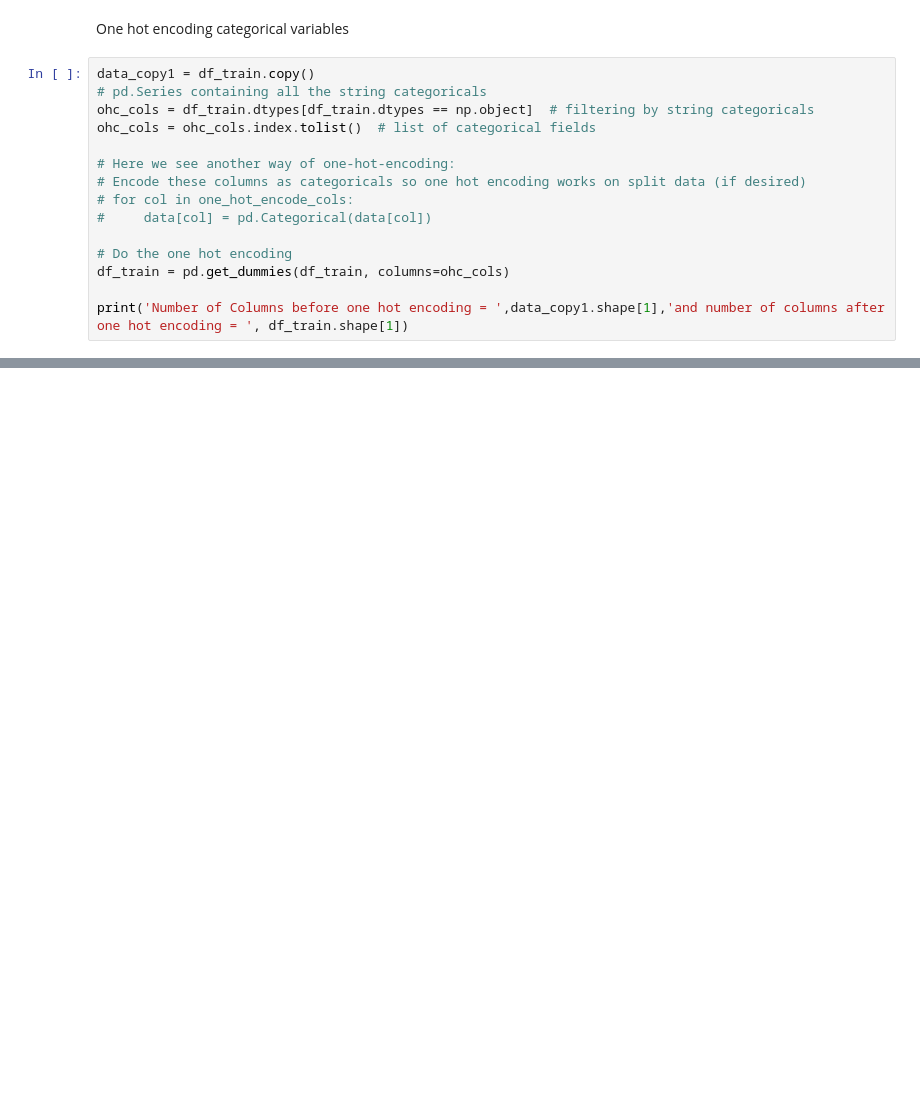
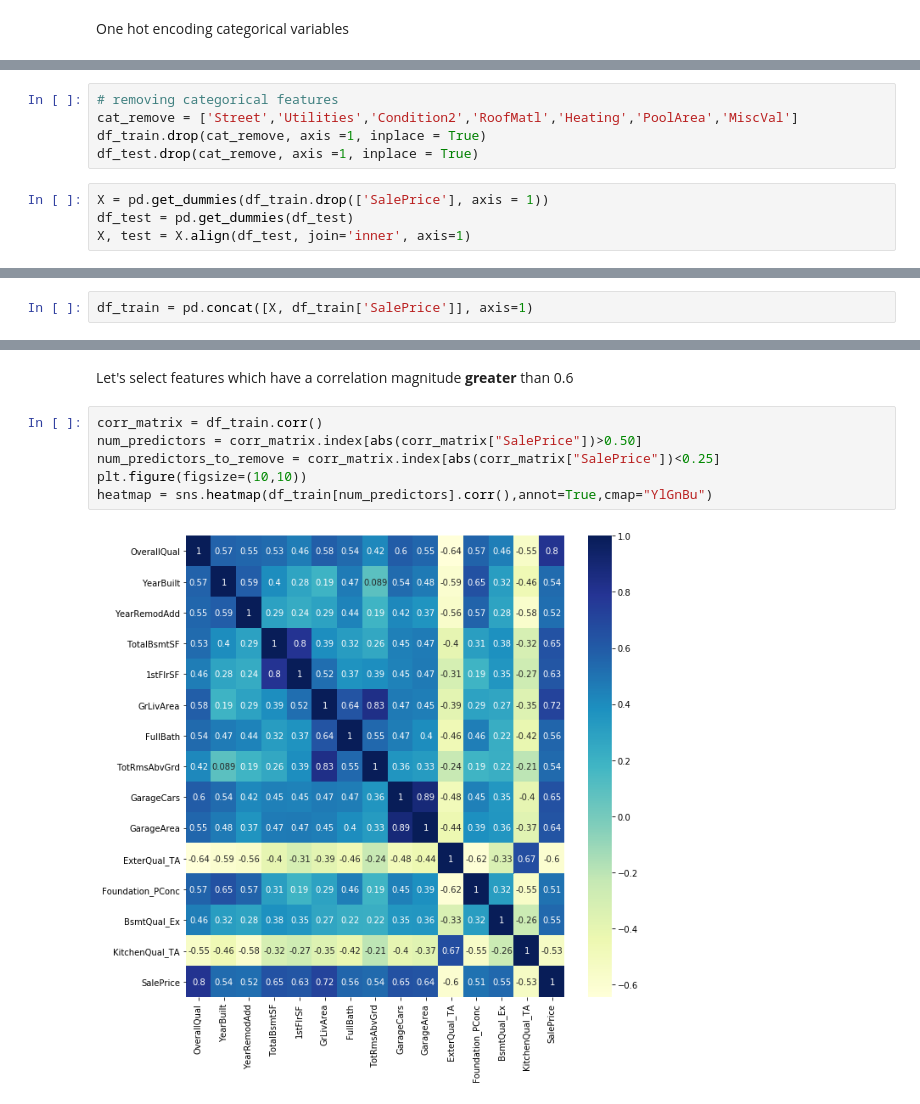
Before and after one commit to Mukunds0507333/Predicting-House-Prices, a Jupyter notebook: Predicting House Prices.ipynb, the cells around one changed output, grey strips where cells are left out. Saved outputs shown, nothing was run; the diff lists cells and outputs as text; blank space fills up the shorter version.

```diff
--- a/Predicting House Prices.ipynb
+++ b/Predicting House Prices.ipynb
@@ -432,17 +431,2 @@ for col in skew_cols.index.tolist():
 # %% [markdown]
 One hot encoding categorical variables
-# %%
-data_copy1 = df_train.copy()
-# pd.Series containing all the string categoricals
-ohc_cols = df_train.dtypes[df_train.dtypes == np.object]  # filtering by string categoricals
-ohc_cols = ohc_cols.index.tolist()  # list of categorical fields
-
-# Here we see another way of one-hot-encoding:
-# Encode these columns as categoricals so one hot encoding works on split data (if desired)
-# for col in one_hot_encode_cols:
-#     data[col] = pd.Categorical(data[col])
-
-# Do the one hot encoding
-df_train = pd.get_dummies(df_train, columns=ohc_cols)
-
-print('Number of Columns before one hot encoding = ',data_copy1.shape[1],'and number of columns after one hot encoding = ', df_train.shape[1])
@@ -450,0 +433,9 @@ Number of Columns before one hot encoding =  76 and number of columns after one
+# %%
+# removing categorical features
+cat_remove = ['Street','Utilities','Condition2','RoofMatl','Heating','PoolArea','MiscVal']
+df_train.drop(cat_remove, axis =1, inplace = True)
+df_test.drop(cat_remove, axis =1, inplace = True)
+# %%
+X = pd.get_dummies(df_train.drop(['SalePrice'], axis = 1))
+df_test = pd.get_dummies(df_test)
+X, test = X.align(df_test, join='inner', axis=1)
@@ -450,0 +450,2 @@ Number of Columns before one hot encoding =  76 and number of columns after one
+# %%
+df_train = pd.concat([X, df_train['SalePrice']], axis=1)
@@ -450,0 +479,10 @@ Number of Columns before one hot encoding =  76 and number of columns after one
+# %% [markdown]
+Let's select features which have a correlation magnitude <b>greater</b> than 0.6
+# %%
+corr_matrix = df_train.corr()
+num_predictors = corr_matrix.index[abs(corr_matrix["SalePrice"])>0.50]
+num_predictors_to_remove = corr_matrix.index[abs(corr_matrix["SalePrice"])<0.25]
+plt.figure(figsize=(10,10))
+heatmap = sns.heatmap(df_train[num_predictors].corr(),annot=True,cmap="YlGnBu")
+# %% [output]
+[figure, added]
```
Also changed, not shown: parts of 89 cells of this notebook.
